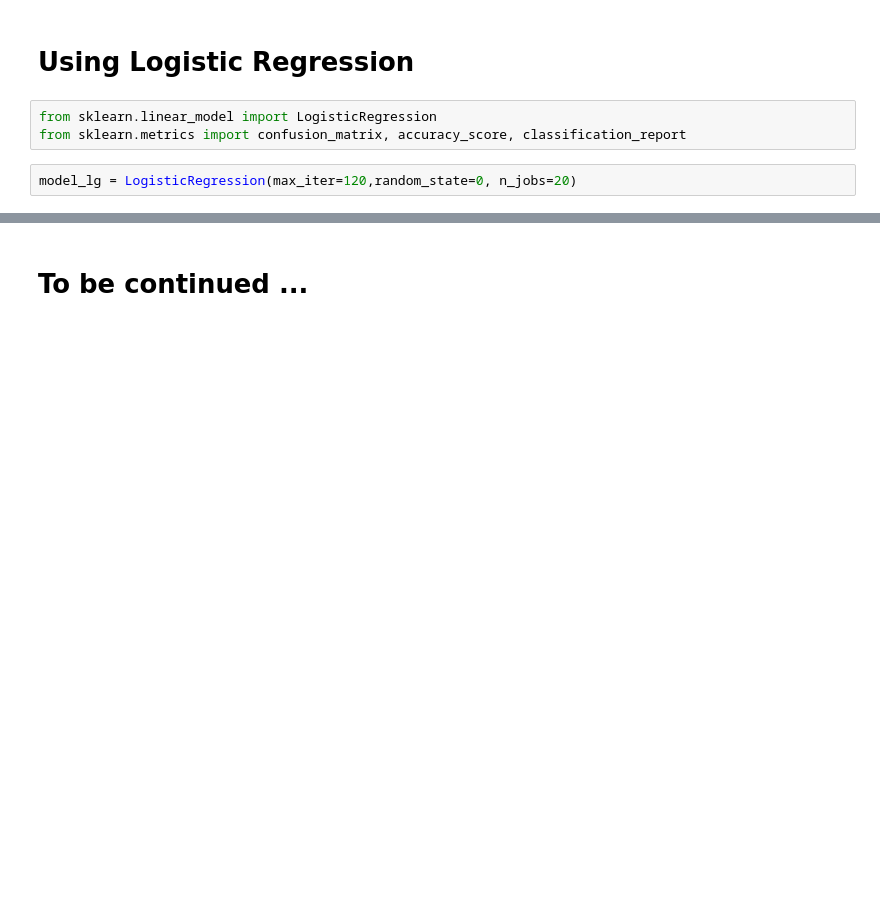
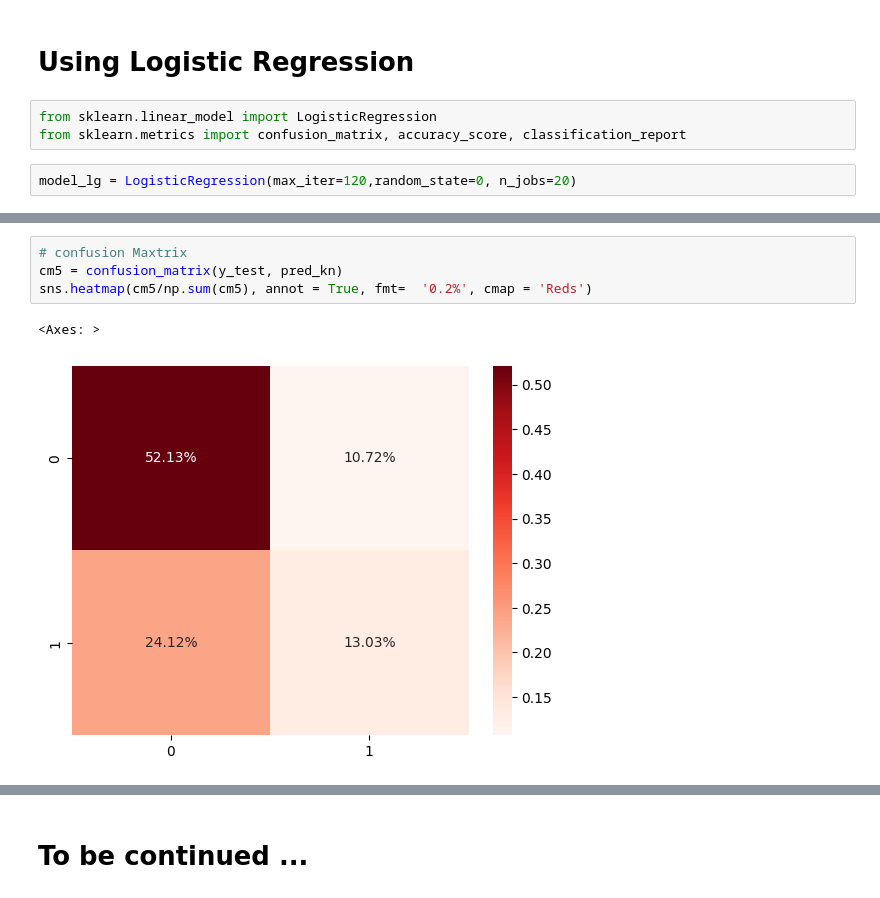
Before and after one commit to a-hamzah/ce-sml-regression-classification, a Jupyter notebook: aml-class/project.ipynb, the cells around one changed output, grey strips where cells are left out. Saved outputs shown, nothing was run; the diff lists cells and outputs as text; blank space fills up the shorter version.

```diff
--- a/aml-class/project.ipynb
+++ b/aml-class/project.ipynb
@@ -173,0 +326,7 @@ model_lg = LogisticRegression(max_iter=120,random_state=0, n_jobs=20)
+# %%
+# confusion Maxtrix
+cm5 = confusion_matrix(y_test, pred_kn)
+sns.heatmap(cm5/np.sum(cm5), annot = True, fmt=  '0.2%', cmap = 'Reds')
+# %% [output]
+<Axes: >
+[figure, added]
```
Also changed, not shown: parts of 34 cells of this notebook.
